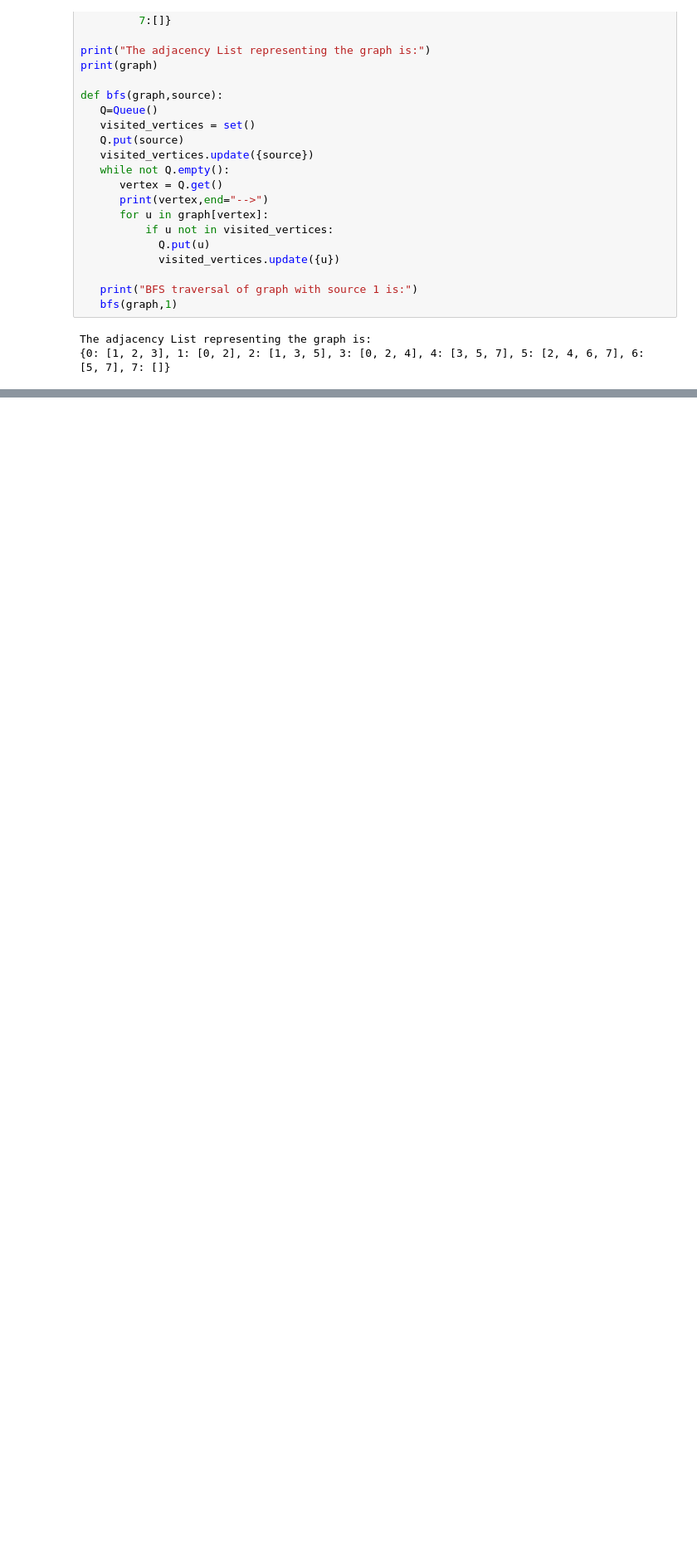
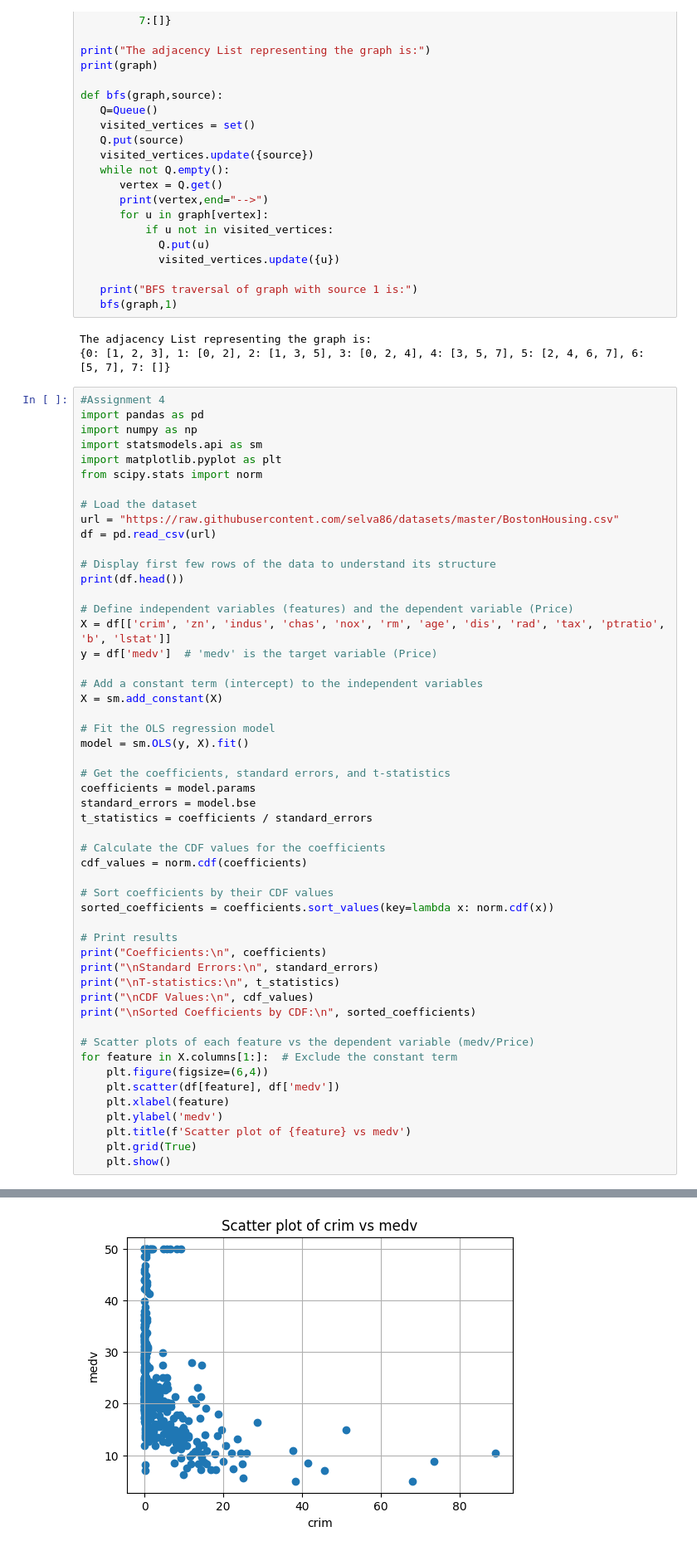
Before and after one commit to 2303A52345/AIML-2303A52345, a Jupyter notebook: aiml_lab_4_2345.ipynb, the cells around one changed output, grey strips where cells are left out. Shown at 83% size. Cells and saved outputs as stored; diff of their text form; blank space fills up the shorter version.

```diff
--- a/aiml_lab_4_2345.ipynb
+++ b/aiml_lab_4_2345.ipynb
@@ -56,3 +56,56 @@ def bfs(graph,source):
 # %% [output]
 The adjacency List representing the graph is:
 {0: [1, 2, 3], 1: [0, 2], 2: [1, 3, 5], 3: [0, 2, 4], 4: [3, 5, 7], 5: [2, 4, 6, 7], 6: [5, 7], 7: []}
+# %%
+#Assignment 4
+import pandas as pd
+import numpy as np
+import statsmodels.api as sm
+import matplotlib.pyplot as plt
+from scipy.stats import norm
+
+# Load the dataset
+url = "https://raw.githubusercontent.com/selva86/datasets/master/BostonHousing.csv"
+df = pd.read_csv(url)
+
+# Display first few rows of the data to understand its structure
+print(df.head())
+
+# Define independent variables (features) and the dependent variable (Price)
+X = df[['crim', 'zn', 'indus', 'chas', 'nox', 'rm', 'age', 'dis', 'rad', 'tax', 'ptratio', 'b', 'lstat']]
+y = df['medv']  # 'medv' is the target variable (Price)
+
+# Add a constant term (intercept) to the independent variables
+X = sm.add_constant(X)
+
+# Fit the OLS regression model
+model = sm.OLS(y, X).fit()
+
+# Get the coefficients, standard errors, and t-statistics
+coefficients = model.params
+standard_errors = model.bse
+t_statistics = coefficients / standard_errors
+
+# Calculate the CDF values for the coefficients
+cdf_values = norm.cdf(coefficients)
+
+# Sort coefficients by their CDF values
+sorted_coefficients = coefficients.sort_values(key=lambda x: norm.cdf(x))
+
+# Print results
+print("Coefficients:\n", coefficients)
+print("\nStandard Errors:\n", standard_errors)
+print("\nT-statistics:\n", t_statistics)
+print("\nCDF Values:\n", cdf_values)
+print("\nSorted Coefficients by CDF:\n", sorted_coefficients)
+
+# Scatter plots of each feature vs the dependent variable (medv/Price)
+for feature in X.columns[1:]:  # Exclude the constant term
+    plt.figure(figsize=(6,4))
+    plt.scatter(df[feature], df['medv'])
+    plt.xlabel(feature)
+    plt.ylabel('medv')
+    plt.title(f'Scatter plot of {feature} vs medv')
+    plt.grid(True)
+    plt.show()
+# %% [output]
@@ -58,0 +129 @@ The adjacency List representing the graph is:
+[figure, added]
```
Also changed, not shown: parts of 1 cell of this notebook.
